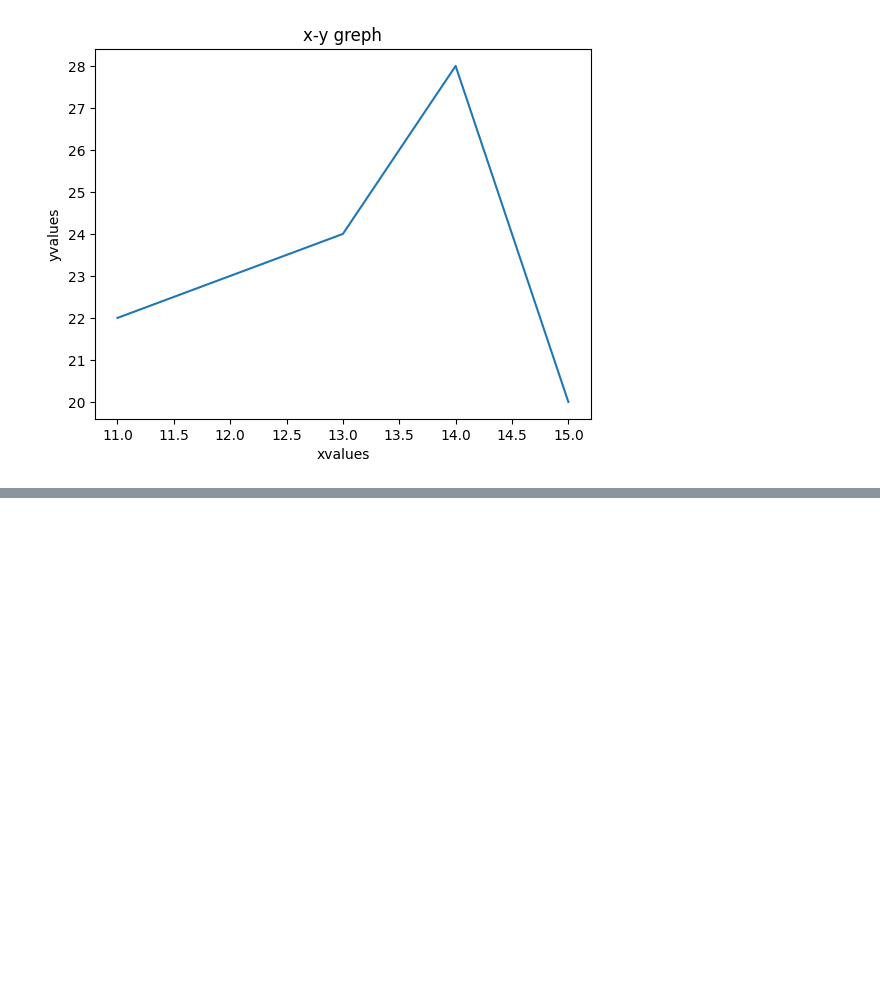
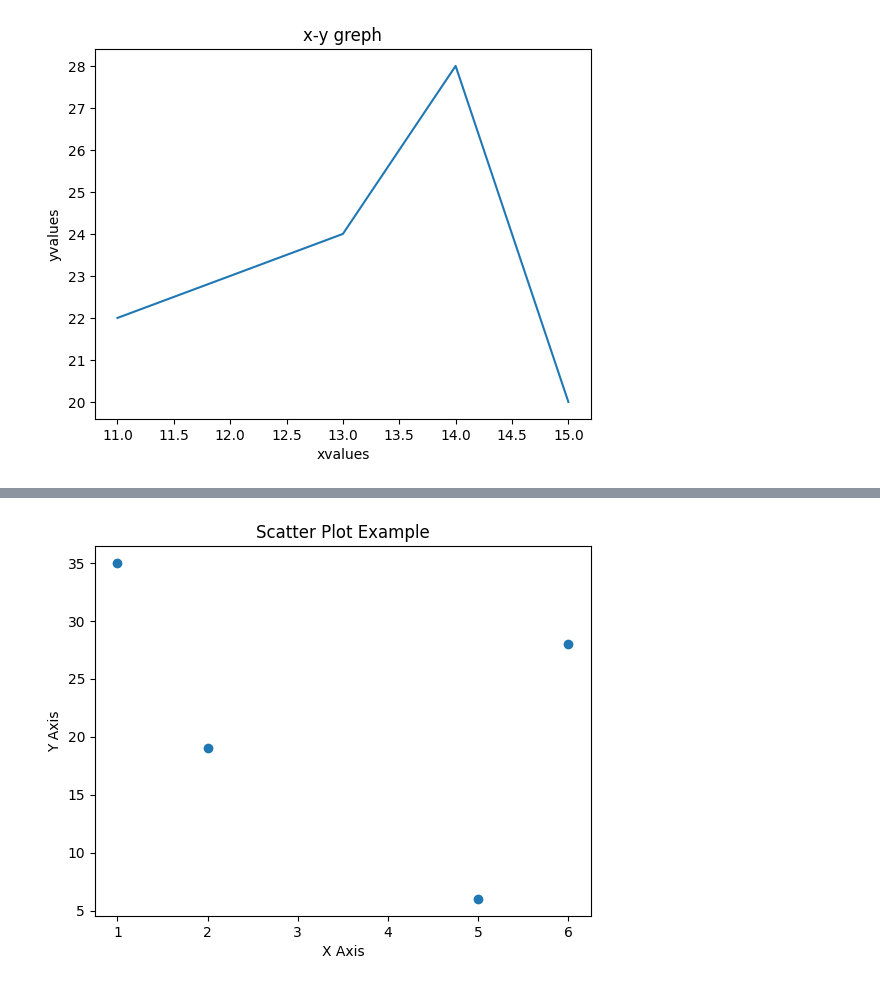
Before and after one commit to Azraumaimah/2025-2026-even-AI-B_DS_Azra-Umaimah_4068, a Jupyter notebook: Week_2_10_02_2026.ipynb, the cells around one changed output, grey strips where cells are left out. Saved outputs shown, nothing was run; the diff lists cells and outputs as text; code cells hidden in the pictures; blank space fills up the shorter version.

```diff
--- a/Week_2_10_02_2026.ipynb
+++ b/Week_2_10_02_2026.ipynb
@@ -290,0 +325,11 @@ plt.show()
+# %%
+import matplotlib.pyplot as plt
+x = [5,2,6,1,]
+y = [6,19,28,35]
+plt.scatter(x, y)
+plt.title("Scatter Plot Example")
+plt.xlabel("X Axis")
+plt.ylabel("Y Axis")
+plt.show()
+# %% [output]
+[figure, added]
```
Also changed, not shown: parts of 5 cells of this notebook.
